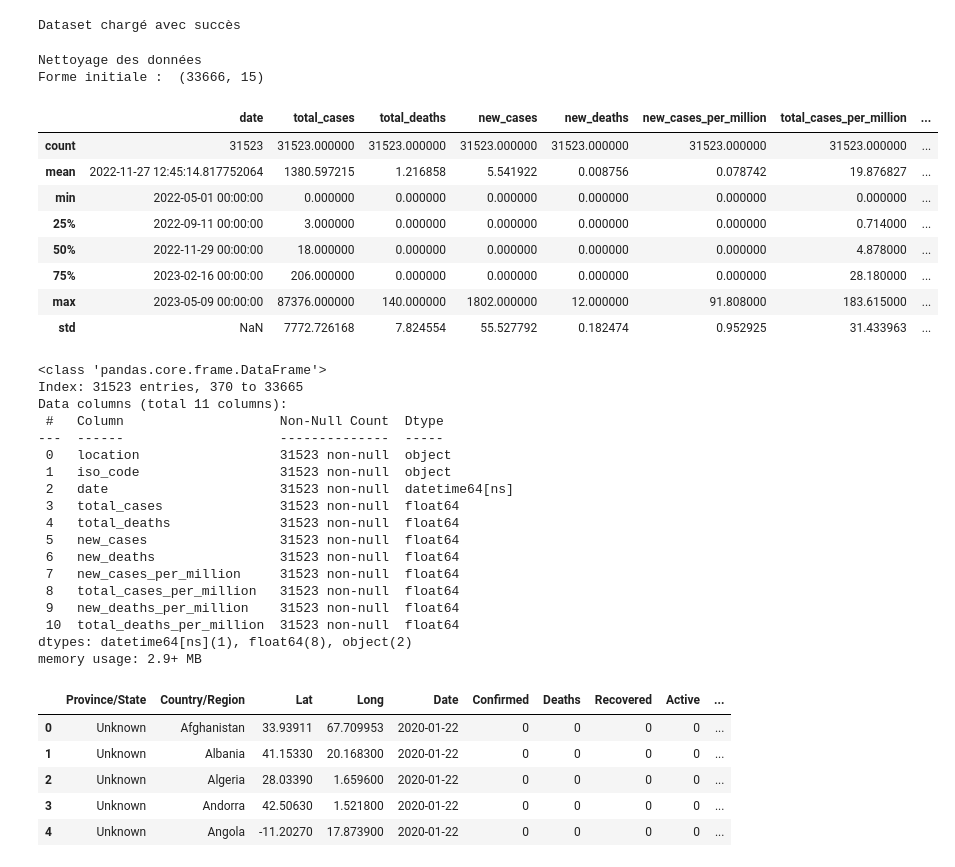
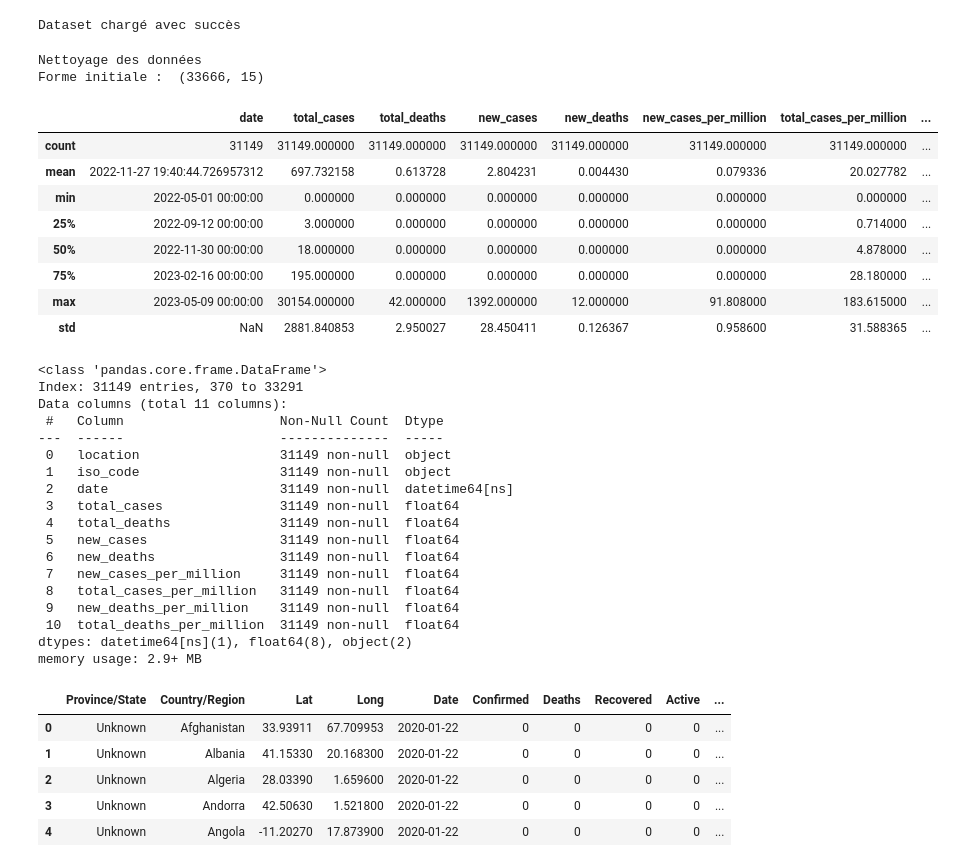
Before and after one commit to Kaboufl/MSPR_ETL, a Jupyter notebook: main.ipynb, the cells around one changed output. Drawn from its saved outputs; the diff is of its cells as text; code cells hidden in the pictures.

```diff
--- a/main.ipynb
+++ b/main.ipynb
@@ -109,50 +109,50 @@ Dataset chargé avec succès
 # %%
 # Nettoyage des données
 print("Nettoyage des données")
 print("Forme initiale : ", mpoxDataframe.shape)
 
 mpoxDataframe['date'] = pd.to_datetime(mpoxDataframe['date'])
 
 # Filtrer les données par pays et non par continent
-mpoxDataframe = mpoxDataframe[~mpoxDataframe['location'].isin(['North America', 'South America', 'Africa', 'Asia', 'Europe', 'Oceania'])]
+mpoxDataframe = mpoxDataframe[~mpoxDataframe['location'].isin(['North America', 'South America', 'Africa', 'Asia', 'Europe', 'Oceania', 'World'])]
 
 # On abandonne les colonnes avec les valeurs lissées
 mpoxDataframe = mpoxDataframe.drop(columns=['new_cases_smoothed', 'new_deaths_smoothed', 'new_cases_smoothed_per_million', 'new_deaths_smoothed_per_million'])
 
 # On raffine les données des cas totaux et des nouveaux cas
 # mpoxDataframe['total_cases'] = mpoxDataframe['total_cases'] * 1000000
 
 
 display(mpoxDataframe.describe())
 mpoxDataframe.info()
 # %% [output]
 Nettoyage des données
 Forme initiale :  (33666, 15)
 |  | date | total_cases | total_deaths | new_cases | new_deaths | new_cases_per_million | total_cases_per_million | ... |
-| count | 31523 | 31523.000000 | 31523.000000 | 31523.000000 | 31523.000000 | 31523.000000 | 31523.000000 | ... |
-| mean | 2022-11-27 12:45:14.817752064 | 1380.597215 | 1.216858 | 5.541922 | 0.008756 | 0.078742 | 19.876827 | ... |
+| count | 31149 | 31149.000000 | 31149.000000 | 31149.000000 | 31149.000000 | 31149.000000 | 31149.000000 | ... |
+| mean | 2022-11-27 19:40:44.726957312 | 697.732158 | 0.613728 | 2.804231 | 0.004430 | 0.079336 | 20.027782 | ... |
 | min | 2022-05-01 00:00:00 | 0.000000 | 0.000000 | 0.000000 | 0.000000 | 0.000000 | 0.000000 | ... |
-| 25% | 2022-09-11 00:00:00 | 3.000000 | 0.000000 | 0.000000 | 0.000000 | 0.000000 | 0.714000 | ... |
-| 50% | 2022-11-29 00:00:00 | 18.000000 | 0.000000 | 0.000000 | 0.000000 | 0.000000 | 4.878000 | ... |
-| 75% | 2023-02-16 00:00:00 | 206.000000 | 0.000000 | 0.000000 | 0.000000 | 0.000000 | 28.180000 | ... |
-| max | 2023-05-09 00:00:00 | 87376.000000 | 140.000000 | 1802.000000 | 12.000000 | 91.808000 | 183.615000 | ... |
-| std | NaN | 7772.726168 | 7.824554 | 55.527792 | 0.182474 | 0.952925 | 31.433963 | ... |
+| 25% | 2022-09-12 00:00:00 | 3.000000 | 0.000000 | 0.000000 | 0.000000 | 0.000000 | 0.714000 | ... |
+| 50% | 2022-11-30 00:00:00 | 18.000000 | 0.000000 | 0.000000 | 0.000000 | 0.000000 | 4.878000 | ... |
+| 75% | 2023-02-16 00:00:00 | 195.000000 | 0.000000 | 0.000000 | 0.000000 | 0.000000 | 28.180000 | ... |
+| max | 2023-05-09 00:00:00 | 30154.000000 | 42.000000 | 1392.000000 | 12.000000 | 91.808000 | 183.615000 | ... |
+| std | NaN | 2881.840853 | 2.950027 | 28.450411 | 0.126367 | 0.958600 | 31.588365 | ... |
 <class 'pandas.core.frame.DataFrame'>
-Index: 31523 entries, 370 to 33665
+Index: 31149 entries, 370 to 33291
 Data columns (total 11 columns):
  #   Column                    Non-Null Count  Dtype
 ---  ------                    --------------  -----
- 0   location                  31523 non-null  object
- 1   iso_code                  31523 non-null  object
- 2   date                      31523 non-null  datetime64[ns]
- 3   total_cases               31523 non-null  float64
- 4   total_deaths              31523 non-null  float64
- 5   new_cases                 31523 non-null  float64
- 6   new_deaths                31523 non-null  float64
- 7   new_cases_per_million     31523 non-null  float64
- 8   total_cases_per_million   31523 non-null  float64
- 9   new_deaths_per_million    31523 non-null  float64
- 10  total_deaths_per_million  31523 non-null  float64
+ 0   location                  31149 non-null  object
+ 1   iso_code                  31149 non-null  object
+ 2   date                      31149 non-null  datetime64[ns]
+ 3   total_cases               31149 non-null  float64
+ 4   total_deaths              31149 non-null  float64
+ 5   new_cases                 31149 non-null  float64
+ 6   new_deaths                31149 non-null  float64
+ 7   new_cases_per_million     31149 non-null  float64
+ 8   total_cases_per_million   31149 non-null  float64
+ 9   new_deaths_per_million    31149 non-null  float64
+ 10  total_deaths_per_million  31149 non-null  float64
 dtypes: datetime64[ns](1), float64(8), object(2)
 memory usage: 2.9+ MB
 # %%
```
Also changed, not shown: parts of 10 cells of this notebook.
